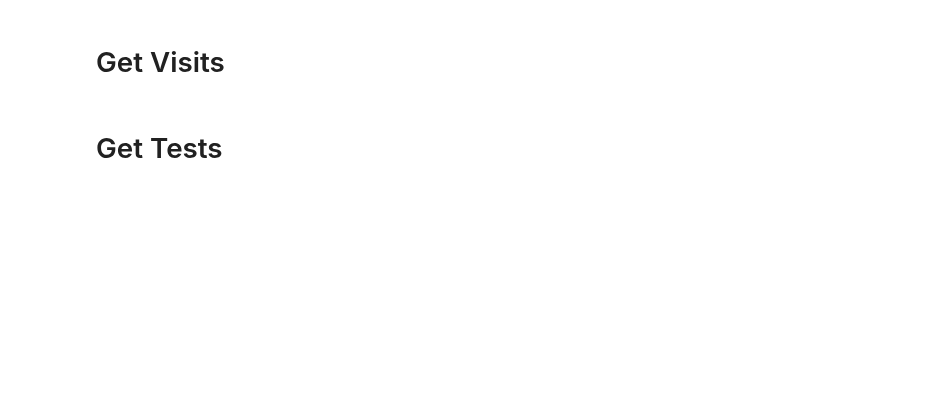
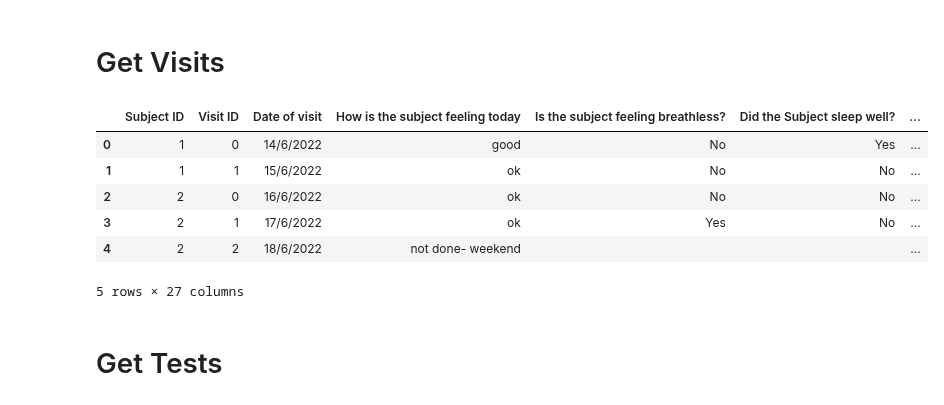
Before and after one commit to WeiYanPeh/2D-to-3D-mesh-reconstruction, a Jupyter notebook: main_0_data_analysis.ipynb, the cells around one changed output. Saved outputs shown, nothing was run; the diff lists cells and outputs as text; code cells hidden in the pictures; blank space fills up the shorter version.

```diff
--- a/main_0_data_analysis.ipynb
+++ b/main_0_data_analysis.ipynb
@@ -187,51 +179,55 @@ df_summary = []
 for subject in list_subject:
     temp = dict_subject[subject]['Visit'].copy()
 
-
     for key, value in temp.items():
 
         dict_info = {
             'Subject ID': subject,
-            'Visit ID': key.replace('visit_', '')}
+            'Visit ID': key.replace('visit_', '')
+            }
 
         dict_info.update(value)
-        # print(dict_info)
-
         df_summary.append(dict_info)
 
 df_summary = pd.DataFrame(df_summary)
 
-# Preprocess
-df_summary['Weight'] = df_summary['Weight'].apply(lambda x: str(x).replace('kg', '').strip() if x is not None else x)
-df_summary['Weight'] = df_summary['Weight'].apply(lambda x: str(x).replace('..', '.').strip() if x is not None else x)
+# Preprocess numeric details
+df_summary['Weight'] = df_summary['Weight'].apply(lambda x: str(x).replace('kg', '').strip() if x is not None else x) # Accidentally add kg in the values
+df_summary['Weight'] = df_summary['Weight'].apply(lambda x: str(x).replace('..', '.').strip() if x is not None else x) # Accidentally add ..
 
 df_summary['SPO2'] = df_summary['SPO2'].apply(lambda x: str(x).replace('%', '').strip() if x is not None else x)
 
 leg_columns_all = [
     'Left foot length (cm)',
     'Left foot width (cm)',
     'Left foot circumference at center (cm)',
     'Left foot ankle circumference (cm)',
     'Right foot length (cm)',
     'Right foot width (cm)',
     'Right foot circumference at center (cm)',
     'Right foot ankle circumference (cm)'
     ]
 
 for col in leg_columns_all:
     df_summary[col] = df_summary[col].apply(lambda x: str(x).replace('..', '.').strip() if x is not None else x)
+    df_summary[col] = df_summary[col].apply(lambda x: str(x).replace('/', '.').strip() if x is not None else x)
 
-
-column = 'Right foot circumference at center (cm)'
-df_summary[column] = df_summary[column].apply(lambda x: str(x).replace('/', '.').strip() if x is not None else x)
-
-# Preprocess weight
+# Preprocess comments
 column = 'How is the subject feeling today'
 df_summary[column] = df_summary[column].apply(lambda x: str(x).lower() if x is not None else x)
 
+# Save
 df_summary = df_summary.fillna('')
 df_summary.to_csv(f'/home/weiyanpeh/Git/SFM_Related/CADENCE/SHAPE/subject_visit.csv', index=False)
-# print(df_summary)
+df_summary.head(5)
+# %% [output]
+|  | Subject ID | Visit ID | Date of visit | How is the subject feeling today | Is the subject feeling breathless? | Did the Subject sleep well? | ... |
+| 0 | 1 | 0 | 14/6/2022 | good | No | Yes | ... |
+| 1 | 1 | 1 | 15/6/2022 | ok | No | No | ... |
+| 2 | 2 | 0 | 16/6/2022 | ok | No | No | ... |
+| 3 | 2 | 1 | 17/6/2022 | ok | Yes | No | ... |
+| 4 | 2 | 2 | 18/6/2022 | not done- weekend |  |  | ... |
+5 rows × 27 columns
 # %% [markdown]
 # Get Tests
 # %%
```
Also changed, not shown: parts of 11 cells of this notebook, 7 other files.
